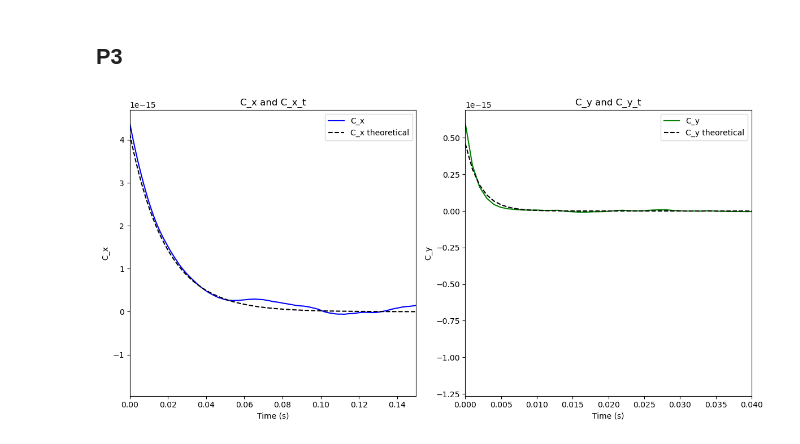
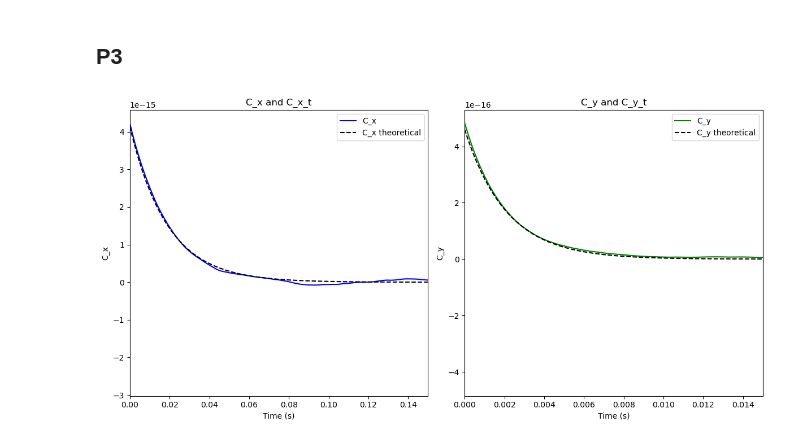
Before and after one commit to EricBlohm1/Simulation-of-complex-systems-FFR120, a Jupyter notebook: Assignments/HW2/exercise1/exercise1.ipynb, the cells around one changed output. Drawn from its saved outputs; the diff is of its cells as text; code cells hidden in the pictures.

```diff
--- a/Assignments/HW2/exercise1/exercise1.ipynb
+++ b/Assignments/HW2/exercise1/exercise1.ipynb
@@ -26,6 +26,6 @@ tau_trap_y: 0.0020943951023931952
 Choose dt much smaller than the smallest $\tau$, e.g 2 times smaller.
 # %%
 min_tau = np.min((tau_trap_x,tau_trap_y))
-dt = np.round((min_tau/2),4)
+dt = min_tau/10
 print("dt=",dt)
 # %% [output]
@@ -103,7 +103,7 @@ y has higher stiffness and therefore wont move as much as x, thus the variance i
 ## P3
 # %%
 
-## TODO ask how this compares to tMSD nad how i could change this
+# TODO ask how this compares to tMSD nad how i could change this
 C_x = np.zeros(N)
 for n in range(N):
     frac = 1/(N-n)
@@ -117,32 +117,32 @@ for n in range(0,N):
 
 t = np.arange(0,N)*dt
 C_x_t = (k_B * T / k_x) * np.exp(-k_x * t / gamma)
 C_y_t = (k_B * T / k_y) * np.exp(-k_y * t / gamma)
 
 
 # Create the figure and subplots
 fig, axes = plt.subplots(1, 2, figsize=(12, 6))
 
 # Plot C_x and C_x_t on the first subplot
 axes[0].plot(t, C_x, color="blue", label="C_x")
 axes[0].plot(t, C_x_t, "k--", label="C_x theoretical")  # Black dashed line for C_x_t
 axes[0].set_xlabel("Time (s)")
 axes[0].set_ylabel("C_x")
 axes[0].legend()
 axes[0].set_title("C_x and C_x_t")
 axes[0].set_xlim([0, 0.15])
 
 # Plot C_y and C_y_t on the second subplot
 axes[1].plot(t, C_y, color="green", label="C_y")
 axes[1].plot(t, C_y_t, "k--", label="C_y theoretical")  # Black dashed line for C_y_t
 axes[1].set_xlabel("Time (s)")
 axes[1].set_ylabel("C_y")
 axes[1].legend()
 axes[1].set_title("C_y and C_y_t")
-axes[1].set_xlim([0, 0.04])
+axes[1].set_xlim([0, 0.015])
 
 # Show the plot
 plt.tight_layout()
 plt.show()
 # %% [output]
-[figure, old version]
+[figure, new version]
```
Also changed, not shown: parts of 4 cells of this notebook, 3 other files.
